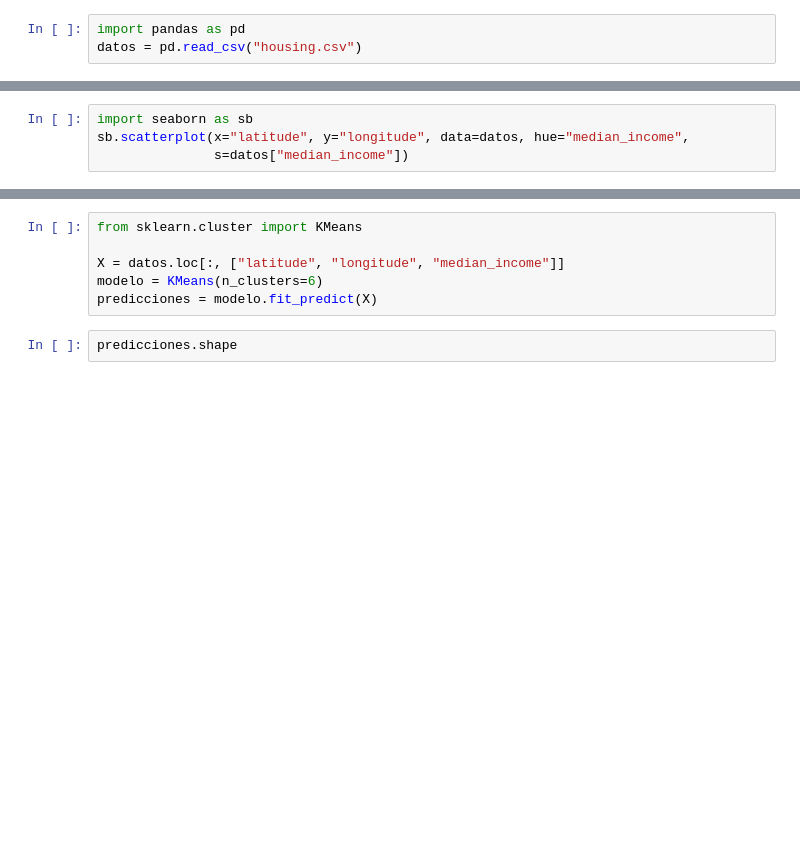
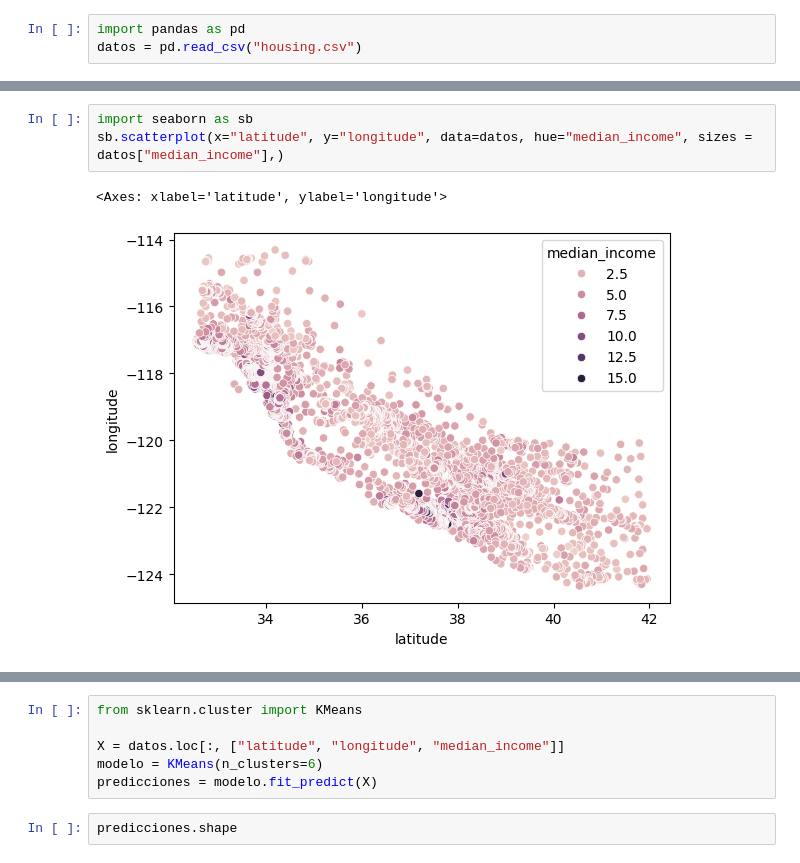
Before and after one commit to QuantumZeroAR/Capacitacion_AI, a Jupyter notebook: C6.0_Clusterizacion_K_Means.ipynb, the cells around one changed output, grey strips where cells are left out. Cells and saved outputs as stored; diff of their text form; blank space fills up the shorter version.

```diff
--- a/C6.0_Clusterizacion_K_Means.ipynb
+++ b/C6.0_Clusterizacion_K_Means.ipynb
@@ -41,6 +55,8 @@ sb.scatterplot(x="latitude", y="longitude", data=datos, hue="median_house_value"
 # %%
 import seaborn as sb
-sb.scatterplot(x="latitude", y="longitude", data=datos, hue="median_income",
-               s=datos["median_income"])
+sb.scatterplot(x="latitude", y="longitude", data=datos, hue="median_income", sizes = datos["median_income"],)
+# %% [output]
+<Axes: xlabel='latitude', ylabel='longitude'>
+[figure, added]
 # %%
 datos.loc[:, ["latitude", "longitude", "median_income"]]
```
Also changed, not shown: parts of 12 cells of this notebook.
